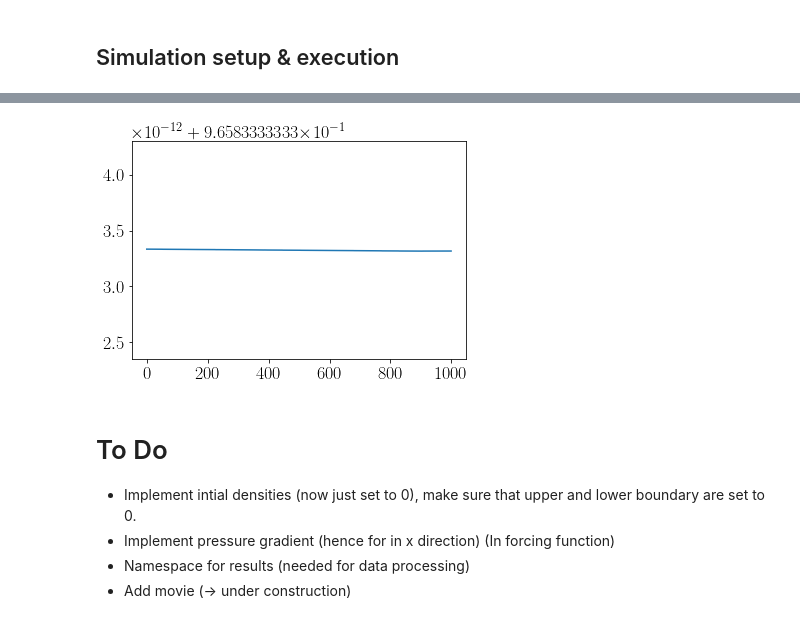
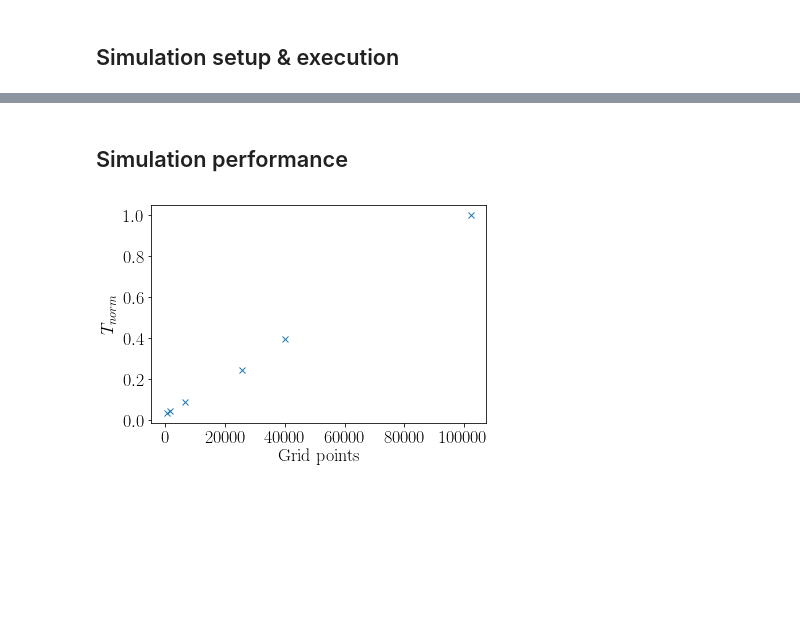
Before and after one commit to VHeusinkveld/CP3-lattice-boltzmann_model, a Jupyter notebook: Excecute_simulation.ipynb, the cells around one changed output, grey strips where cells are left out. Drawn from its saved outputs; the diff is of its cells as text; code cells hidden in the pictures; blank space fills up the shorter version.

Commit message:
Added times of the simulation for the simulation performance. Also rho is now only plotted in the pipe, not on the boundaries.

```diff
--- a/Excecute_simulation.ipynb
+++ b/Excecute_simulation.ipynb
@@ -61,12 +57,16 @@ Total run time = 16.415132761001587
-# %%
-plt.plot(par.rho_tot)
-plt.show()
-# %% [output]
-[figure, removed]
-# %% [markdown]
-# To Do
-
-- Implement intial densities  (now just set to 0), make sure that upper and lower boundary are set to 0.
-- Implement pressure gradient (hence for in x direction) (In forcing function)
-- Namespace for results (needed for data processing)
-- Add movie (-> under construction)
+# %% [markdown]
+## Simulation performance
+# %%
+norm_time = np.array([0.035680751, 0.044131455, 0.091079812, 0.246948357, 0.398122066, 1])
+grid_number = np.array([400, 1600, 6400, 25600, 40000, 102400])
+
+
+plt.rc('text', usetex=True)
+plt.rc('font', family='serif')
+plt.rc('font', size=18)
+plt.plot(grid_number, norm_time, 'x')
+plt.ylabel('$T_{norm}$')
+plt.xlabel('Grid points')
+plt.show()
+# %% [output]
+[figure, added]
```
Also changed, not shown: parts of 1 cell of this notebook, 9 other files.
